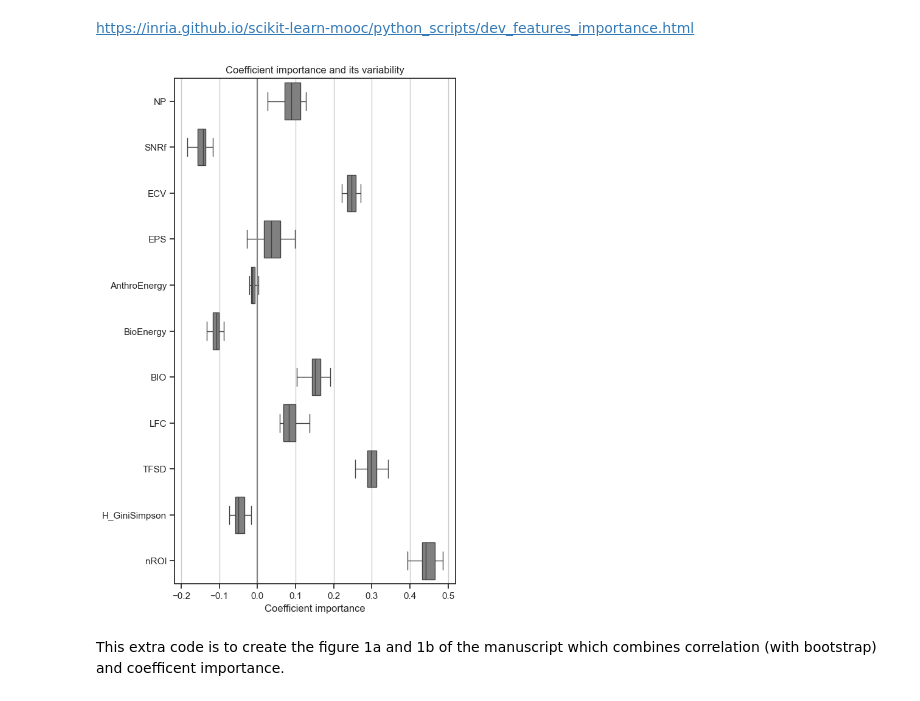
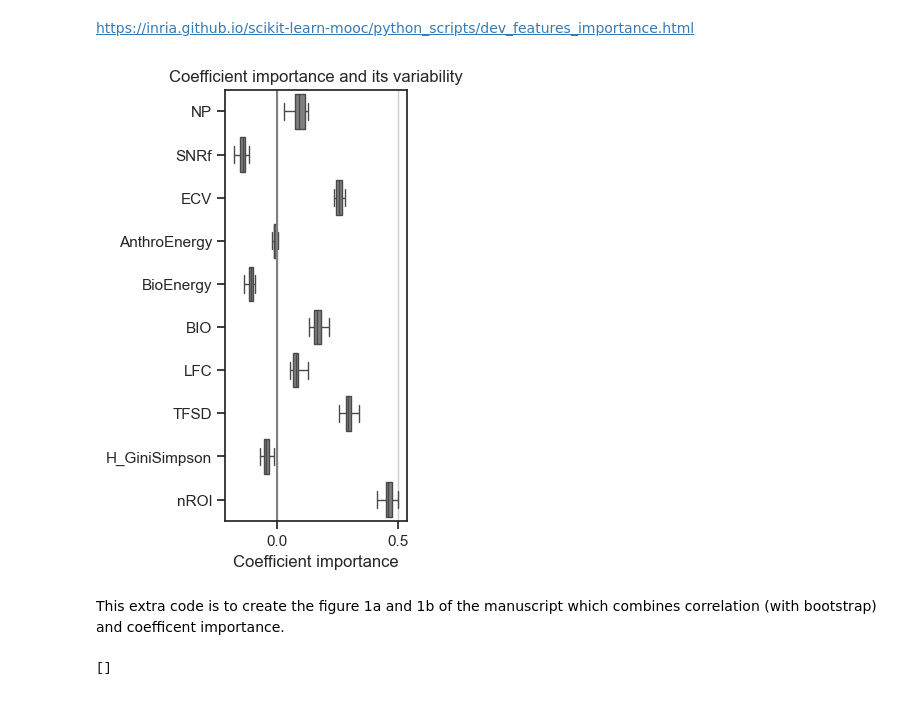
Before and after one commit to ear-team/haupert_acoustic_indices_2025, a Jupyter notebook: notebooks/03_expert_indices_regression_linear_Groupkfold_by_habitat.ipynb, the cells around one changed output. Cells and saved outputs as stored; diff of their text form; code cells hidden in the pictures.

```diff
--- a/notebooks/03_expert_indices_regression_linear_Groupkfold_by_habitat.ipynb
+++ b/notebooks/03_expert_indices_regression_linear_Groupkfold_by_habitat.ipynb
@@ -578,6 +578,8 @@ VERBOSE = False
 CONFIG = cfg.load_config('config_publication.yaml')
 
 GT = CONFIG['ground_truth']
+
+LIST_INDICES_MULTI_REG= CONFIG['list_indices_multiple_regression']
 
 PALETTE_NAME = "Set2" # Set1 Set2 husl
 NUM_COLORS = 7
@@ -977,10 +951,10 @@ warnings.filterwarnings("ignore")
 # Normalize the data as now there are 60 indices
 df_scaled = df.copy()
 scaler = StandardScaler()
-df_scaled[CONFIG['list_indices'] + [GT]] = scaler.fit_transform(df_scaled[CONFIG['list_indices'] + [GT]])
+df_scaled[LIST_INDICES_MULTI_REG + [GT]] = scaler.fit_transform(df_scaled[LIST_INDICES_MULTI_REG + [GT]])
 
 df_metrics_kfold, models_list = groupkfold_regression(
-                                indices=list_indices_without_corr,
+                                indices=LIST_INDICES_MULTI_REG,
                                 gt=GT,
                                 df=df_scaled,
                                 model=model,
@@ -1072,7 +1043,7 @@ Known dataset: Residual looks Gaussian (fail to reject H0)
 https://inria.github.io/scikit-learn-mooc/python_scripts/dev_features_importance.html
 # %%
 # with known dataset
-X_kfold = df_scaled[feature_names].astype('float')
+X_kfold = df_scaled[LIST_INDICES_MULTI_REG].astype('float')
 y_kfold = df_scaled[GT].astype('float')
 
 cv = RepeatedKFold(n_splits=5, n_repeats=5, random_state=CONFIG['seed'])
@@ -1086,7 +1057,7 @@ cv_model = cross_validate(
 )
 
 # initialize an empty dataframe to store the coefficients of the model
-coefs = np.empty((len(feature_names)))
+coefs = np.empty((len(LIST_INDICES_MULTI_REG)))
 
 for est, (train_idx, _) in zip(cv_model["estimator"], cv.split(X_kfold, y_kfold)) :
     coef_corrected = est.coef_ * X_kfold.iloc[train_idx].std(axis=0)
@@ -1096,23 +1067,27 @@ for est, (train_idx, _) in zip(cv_model["estimator"], cv.split(X_kfold, y_kfold)
 # remove the first row
 coefs = coefs[1:,:]
 
-df_coef = pd.DataFrame(coefs, columns=feature_names)
+df_coef = pd.DataFrame(coefs, columns=LIST_INDICES_MULTI_REG)
 # %%
 fig, ax = plt.subplots(1, 1)
-fig.set_size_inches(7,9)
+fig.set_size_inches(3,5)
 fig.tight_layout()
 ax.grid()
 # sns.stripplot(data=df_coef, orient="h", palette="dark:k", alpha=0.25)
 sns.boxplot(data=df_coef, orient="h", color="grey", saturation=0.1, whis=10)
 # add grid
 ax.axvline(x=0, color=".5")
 plt.xlabel("Coefficient importance")
 plt.title("Coefficient importance and its variability")
 plt.subplots_adjust(left=0.3)
 # %% [output]
-[figure, old version]
+[figure, new version]
 # %% [markdown]
 This extra code is to create the figure 1a and 1b of the manuscript which combines correlation (with bootstrap) and coefficent importance.
+# %%
+NOT_LIST_INDICES_MULTI_REG
+# %% [output]
+[]
 # %%
 df_stat = pd.read_csv(os.path.join(CONFIG['save_dir'], GT+'_'+CONFIG['correlation_method']+"_r.csv"), sep=',', index_col=None)
 
```
Also changed, not shown: parts of 6 cells of this notebook, 4 other files.
